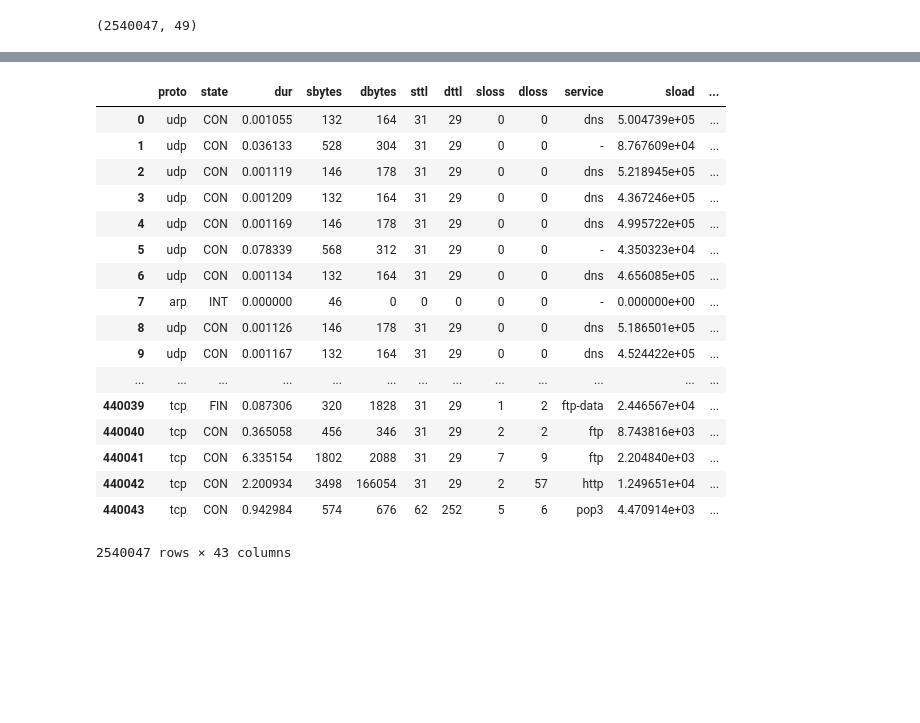
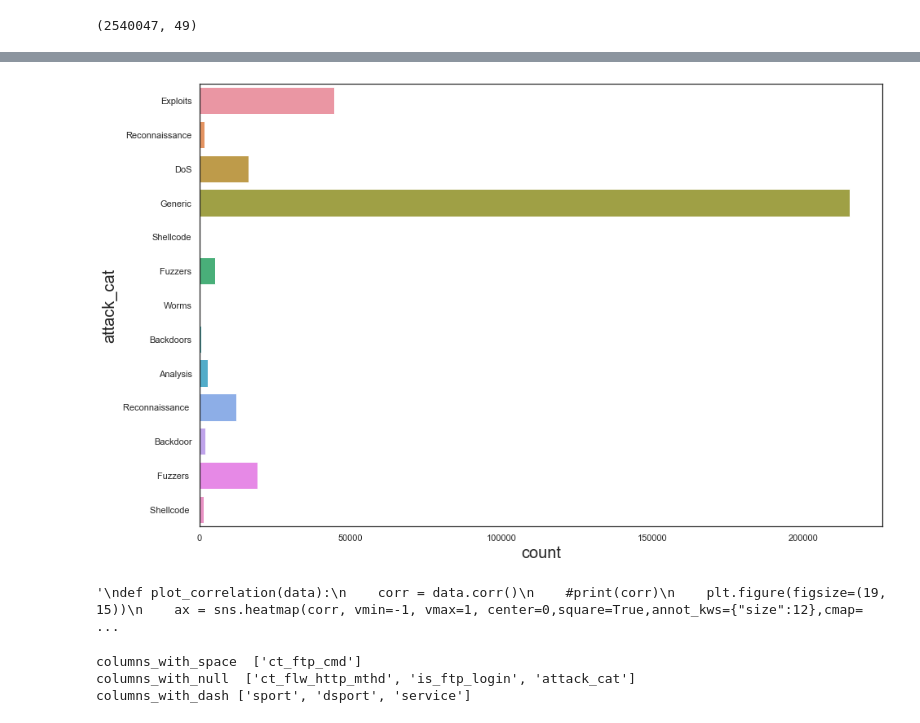
Before and after one commit to Shravya-Uchil/CMPE255-Project, a Jupyter notebook: Network Anomaly Detection.ipynb, the cells around one changed output, grey strips where cells are left out. Drawn from its saved outputs; the diff is of its cells as text; code cells hidden in the pictures; blank space fills up the shorter version.

```diff
--- a/Network Anomaly Detection.ipynb
+++ b/Network Anomaly Detection.ipynb
@@ -108 +78,38 @@ dataset.columns[dataset.isna().any()].tolist()
+# %%
+# Plot to show the distribution of all attack categories
+
+def plot_attack_category(data):
+    sns.set(rc={'figure.figsize':(15,10),"font.size":70,"axes.titlesize":40,"axes.labelsize":20},style="white")
+    catg_plot = sns.countplot(y='attack_cat',data = data)
+
+plot_attack_category(dataset)
+# %% [output]
+[figure, added]
+# %%
+# Do this later
+'''
+def plot_correlation(data):
+    corr = data.corr()
+    #print(corr)
+    plt.figure(figsize=(19, 15))
+    ax = sns.heatmap(corr, vmin=-1, vmax=1, center=0,square=True,annot_kws={"size":12},cmap="YlGnBu")
+    ax.set_xticklabels(ax.get_xticklabels(),rotation=45,horizontalalignment='right',fontsize = 30)
+
+plot_correlation(dataset)
+'''
+# %% [output]
+'\ndef plot_correlation(data):\n    corr = data.corr()\n    #print(corr)\n    plt.figure(figsize=(19, 15))\n    ax = sns.heatmap(corr, vmin=-1, vmax=1, center=0,square=True,annot_kws={"size":12},cmap= ...
+# %%
+# Provided data is not consistent. Check and make relevant changes
+
+columns_with_space = dataset.columns[dataset.isin([' ']).any()].tolist()
+print('columns_with_space ',columns_with_space)
+columns_with_null = dataset.columns[dataset.isna().any()].tolist()
+print('columns_with_null ', columns_with_null)
+columns_with_dash = dataset.columns[dataset.isin(['-']).any()].tolist()
+print('columns_with_dash', columns_with_dash)
+# %% [output]
+columns_with_space  ['ct_ftp_cmd']
+columns_with_null  ['ct_flw_http_mthd', 'is_ftp_login', 'attack_cat']
+columns_with_dash ['sport', 'dsport', 'service']
 # %%
@@ -114,28 +130,0 @@ dataset.loc[:,'is_ftp_login'] = dataset.loc[:,'is_ftp_login'].replace(np.nan,0,
-# %%
-# Drop unwanted columns from the dataset
-
-dataset.drop(['srcip',
- 'sport',
- 'dstip',
- 'dsport',
- 'stime',
- 'ltime'], axis = 1)
-# %% [output]
-|  | proto | state | dur | sbytes | dbytes | sttl | dttl | sloss | dloss | service | sload | ... |
-| 0 | udp | CON | 0.001055 | 132 | 164 | 31 | 29 | 0 | 0 | dns | 5.004739e+05 | ... |
-| 1 | udp | CON | 0.036133 | 528 | 304 | 31 | 29 | 0 | 0 | - | 8.767609e+04 | ... |
-| 2 | udp | CON | 0.001119 | 146 | 178 | 31 | 29 | 0 | 0 | dns | 5.218945e+05 | ... |
-| 3 | udp | CON | 0.001209 | 132 | 164 | 31 | 29 | 0 | 0 | dns | 4.367246e+05 | ... |
-| 4 | udp | CON | 0.001169 | 146 | 178 | 31 | 29 | 0 | 0 | dns | 4.995722e+05 | ... |
-| 5 | udp | CON | 0.078339 | 568 | 312 | 31 | 29 | 0 | 0 | - | 4.350323e+04 | ... |
-| 6 | udp | CON | 0.001134 | 132 | 164 | 31 | 29 | 0 | 0 | dns | 4.656085e+05 | ... |
-| 7 | arp | INT | 0.000000 | 46 | 0 | 0 | 0 | 0 | 0 | - | 0.000000e+00 | ... |
-| 8 | udp | CON | 0.001126 | 146 | 178 | 31 | 29 | 0 | 0 | dns | 5.186501e+05 | ... |
-| 9 | udp | CON | 0.001167 | 132 | 164 | 31 | 29 | 0 | 0 | dns | 4.524422e+05 | ... |
-| ... | ... | ... | ... | ... | ... | ... | ... | ... | ... | ... | ... | ... |
-| 440039 | tcp | FIN | 0.087306 | 320 | 1828 | 31 | 29 | 1 | 2 | ftp-data | 2.446567e+04 | ... |
-| 440040 | tcp | CON | 0.365058 | 456 | 346 | 31 | 29 | 2 | 2 | ftp | 8.743816e+03 | ... |
-| 440041 | tcp | CON | 6.335154 | 1802 | 2088 | 31 | 29 | 7 | 9 | ftp | 2.204840e+03 | ... |
-| 440042 | tcp | CON | 2.200934 | 3498 | 166054 | 31 | 29 | 2 | 57 | http | 1.249651e+04 | ... |
-| 440043 | tcp | CON | 0.942984 | 574 | 676 | 62 | 252 | 5 | 6 | pop3 | 4.470914e+03 | ... |
-2540047 rows × 43 columns
```
Also changed, not shown: parts of 27 cells of this notebook.
